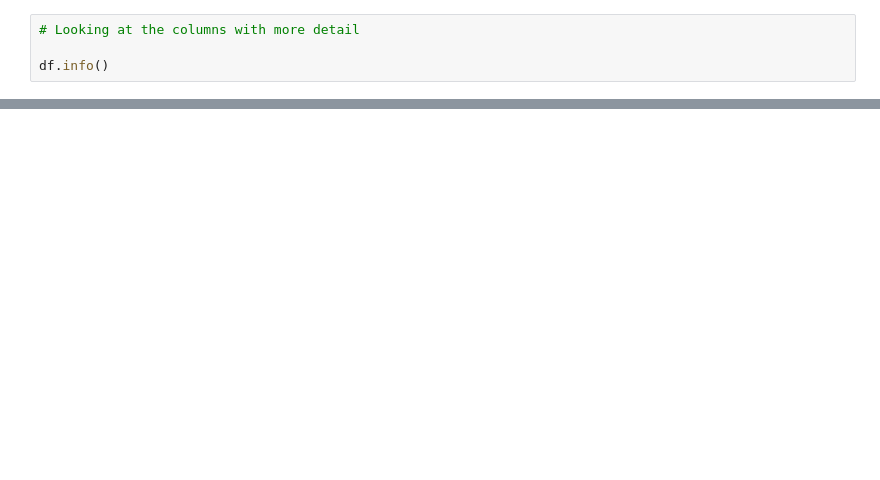
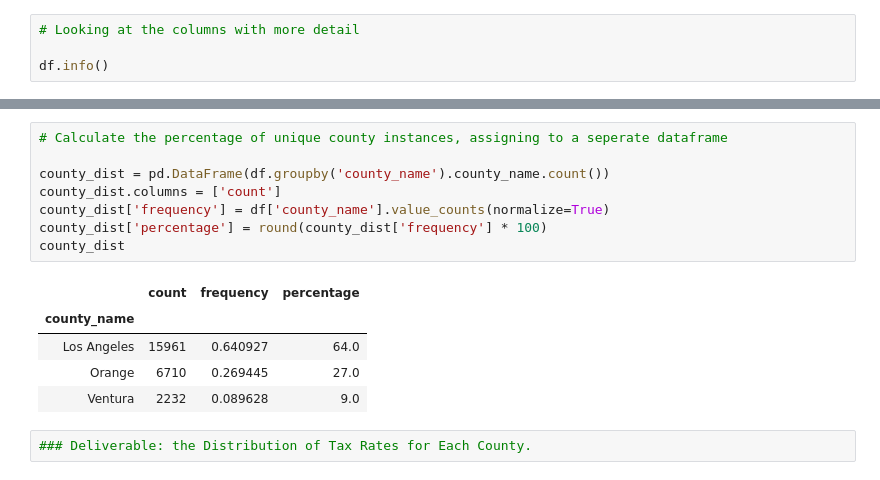
Before and after one commit to QuantumKane/zillow_regression_project, a Jupyter notebook: zillow_explore.ipynb, the cells around one changed output, grey strips where cells are left out. Cells and saved outputs as stored; diff of their text form; blank space fills up the shorter version.

```diff
--- a/zillow_explore.ipynb
+++ b/zillow_explore.ipynb
@@ -133,0 +136,16 @@ Name: finishedsquarefeet12, dtype: float64
+# %%
+# Calculate the percentage of unique county instances, assigning to a seperate dataframe
+
+county_dist = pd.DataFrame(df.groupby('county_name').county_name.count())
+county_dist.columns = ['count']
+county_dist['frequency'] = df['county_name'].value_counts(normalize=True)
+county_dist['percentage'] = round(county_dist['frequency'] * 100)
+county_dist
+# %% [output]
+|  | count | frequency | percentage |
+| county_name |  |  |  |
+| Los Angeles | 15961 | 0.640927 | 64.0 |
+| Orange | 6710 | 0.269445 | 27.0 |
+| Ventura | 2232 | 0.089628 | 9.0 |
+# %%
+### Deliverable: the Distribution of Tax Rates for Each County.
```
Also changed, not shown: parts of 43 cells of this notebook.
